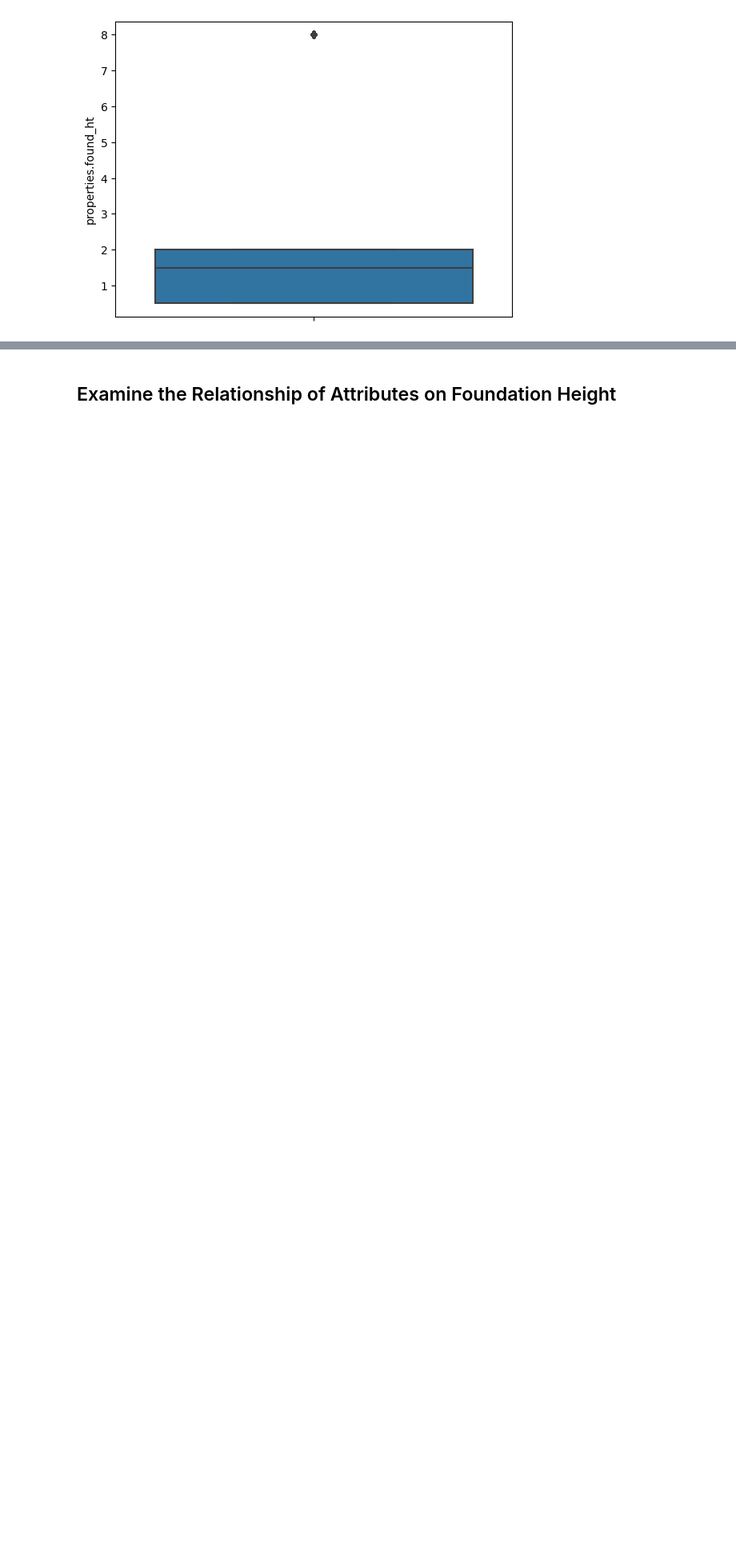
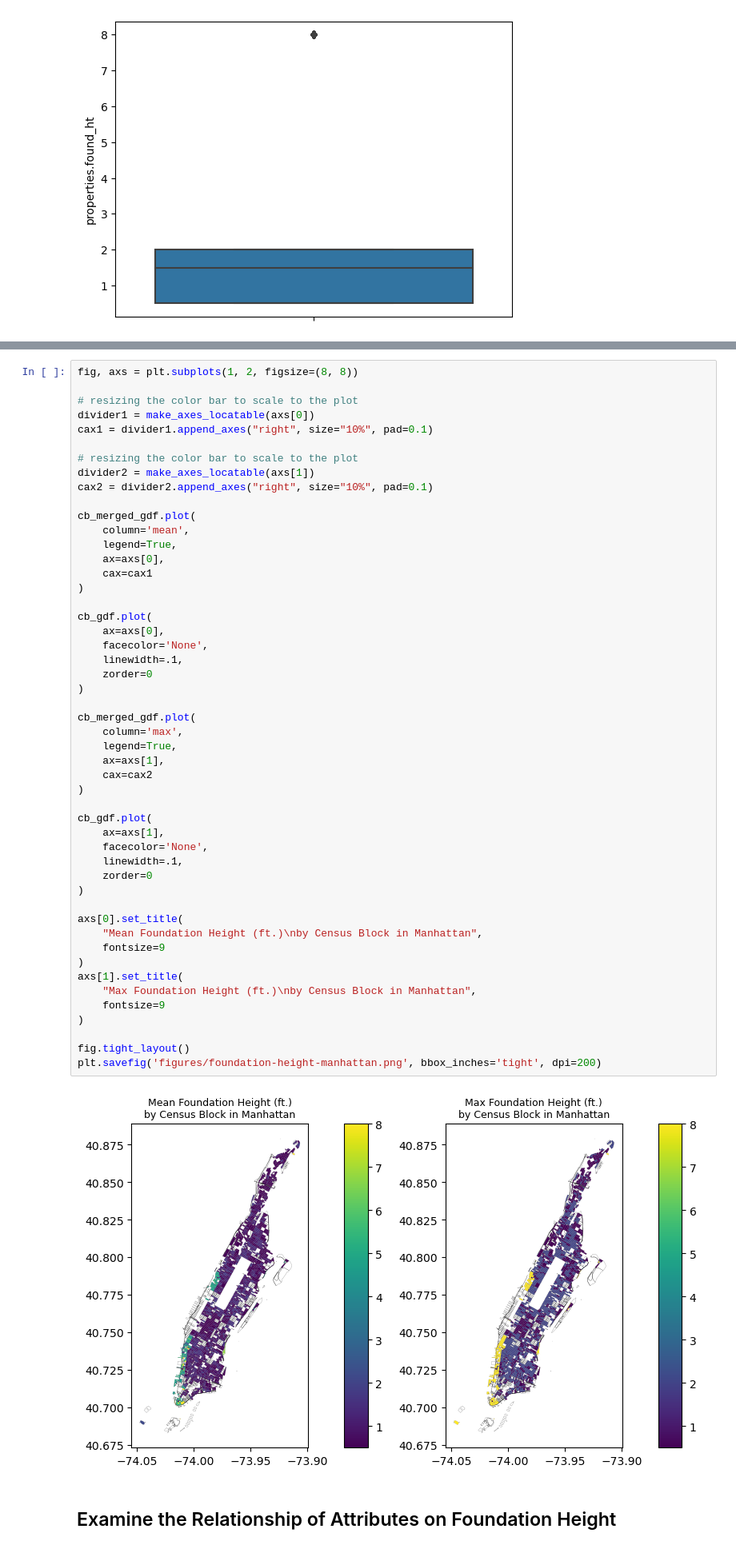
Before and after one commit to mebauer/national-structure-inventory-examples, a Jupyter notebook: analysis-examples.ipynb, the cells around one changed output, grey strips where cells are left out. Shown at 80% size. Drawn from its saved outputs; the diff is of its cells as text; blank space fills up the shorter version.

```diff
--- a/analysis-examples.ipynb
+++ b/analysis-examples.ipynb
@@ -648,3 +682,55 @@ plt.tight_layout()
+# %%
+fig, axs = plt.subplots(1, 2, figsize=(8, 8))
+
+# resizing the color bar to scale to the plot
+divider1 = make_axes_locatable(axs[0])
+cax1 = divider1.append_axes("right", size="10%", pad=0.1)
+
+# resizing the color bar to scale to the plot
+divider2 = make_axes_locatable(axs[1])
+cax2 = divider2.append_axes("right", size="10%", pad=0.1)
+
+cb_merged_gdf.plot(
+    column='mean',
+    legend=True,
+    ax=axs[0],
+    cax=cax1
+)
+
+cb_gdf.plot(
+    ax=axs[0],
+    facecolor='None',
+    linewidth=.1,
+    zorder=0
+)
+
+cb_merged_gdf.plot(
+    column='max',
+    legend=True,
+    ax=axs[1],
+    cax=cax2
+)
+
+cb_gdf.plot(
+    ax=axs[1],
+    facecolor='None',
+    linewidth=.1,
+    zorder=0
+)
+
+axs[0].set_title(
+    "Mean Foundation Height (ft.)\nby Census Block in Manhattan",
+    fontsize=9
+)
+axs[1].set_title(
+    "Max Foundation Height (ft.)\nby Census Block in Manhattan",
+    fontsize=9
+)
+
+fig.tight_layout()
+plt.savefig('figures/foundation-height-manhattan.png', bbox_inches='tight', dpi=200)
+# %% [output]
+[figure, added]
 # %% [markdown]
 ## Examine the Relationship of Attributes on Foundation Height
 # %% [markdown]
```
Also changed, not shown: parts of 25 cells of this notebook, 2 other files.
